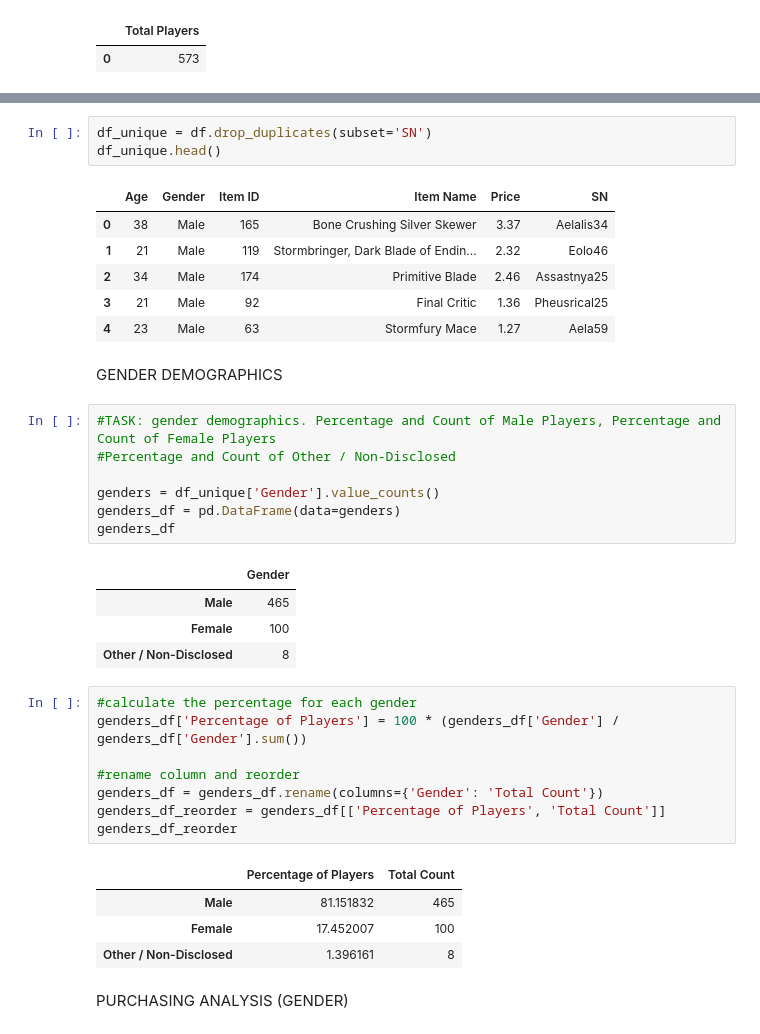
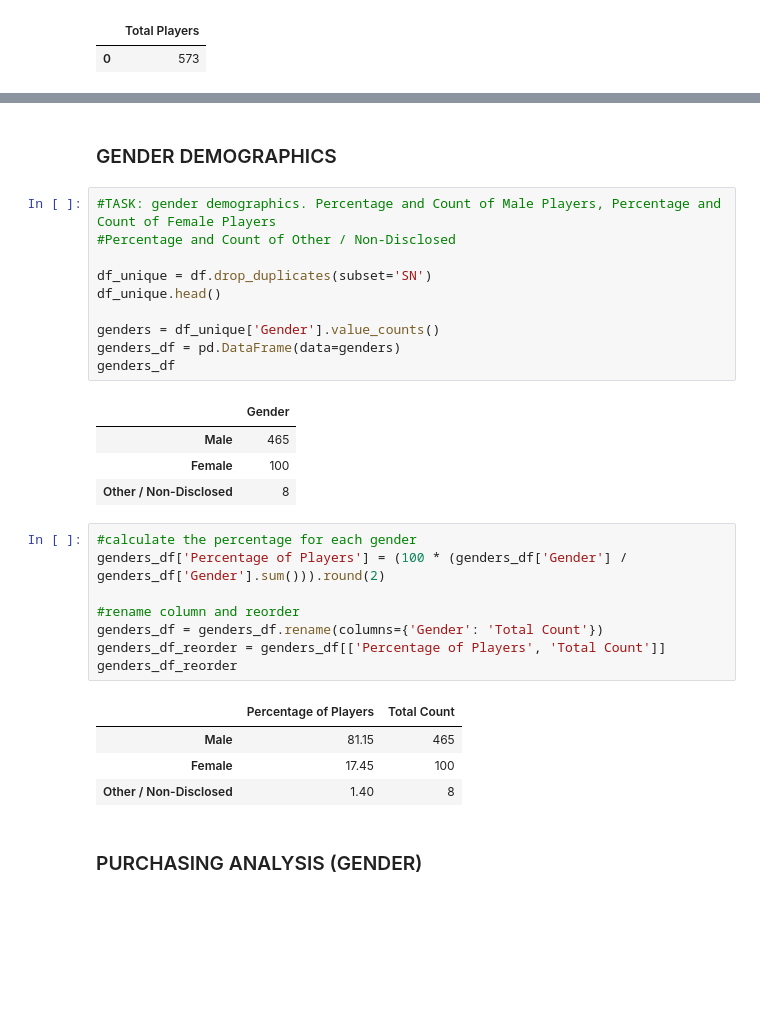
Before and after one commit to imtheaaron/python-challenge, a Jupyter notebook: PyMoli/main.ipynb, the cells around one changed output, grey strips where cells are left out. Drawn from its saved outputs; the diff is of its cells as text; blank space fills up the shorter version.

```diff
--- a/PyMoli/main.ipynb
+++ b/PyMoli/main.ipynb
@@ -108,19 +97,12 @@ purchasing_analysis_df
-# %%
-df_unique = df.drop_duplicates(subset='SN')
-df_unique.head()
-# %% [output]
-|  | Age | Gender | Item ID | Item Name | Price | SN |
-| 0 | 38 | Male | 165 | Bone Crushing Silver Skewer | 3.37 | Aelalis34 |
-| 1 | 21 | Male | 119 | Stormbringer, Dark Blade of Endin... | 2.32 | Eolo46 |
-| 2 | 34 | Male | 174 | Primitive Blade | 2.46 | Assastnya25 |
-| 3 | 21 | Male | 92 | Final Critic | 1.36 | Pheusrical25 |
-| 4 | 23 | Male | 63 | Stormfury Mace | 1.27 | Aela59 |
-# %% [markdown]
-GENDER DEMOGRAPHICS
+# %% [markdown]
+<h3>GENDER DEMOGRAPHICS</h3>
 # %%
 #TASK: gender demographics. Percentage and Count of Male Players, Percentage and Count of Female Players
 #Percentage and Count of Other / Non-Disclosed
 
+df_unique = df.drop_duplicates(subset='SN')
+df_unique.head()
+
 genders = df_unique['Gender'].value_counts()
 genders_df = pd.DataFrame(data=genders)
 genders_df
@@ -131,19 +113,19 @@ genders_df
 | Other / Non-Disclosed | 8 |
 # %%
 #calculate the percentage for each gender
-genders_df['Percentage of Players'] = 100 * (genders_df['Gender'] / genders_df['Gender'].sum())
+genders_df['Percentage of Players'] = (100 * (genders_df['Gender'] / genders_df['Gender'].sum())).round(2)
 
 #rename column and reorder
 genders_df = genders_df.rename(columns={'Gender': 'Total Count'})
 genders_df_reorder = genders_df[['Percentage of Players', 'Total Count']]
 genders_df_reorder
 # %% [output]
 |  | Percentage of Players | Total Count |
-| Male | 81.151832 | 465 |
-| Female | 17.452007 | 100 |
-| Other / Non-Disclosed | 1.396161 | 8 |
+| Male | 81.15 | 465 |
+| Female | 17.45 | 100 |
+| Other / Non-Disclosed | 1.40 | 8 |
-# %% [markdown]
-PURCHASING ANALYSIS (GENDER)
+# %% [markdown]
+<h3>PURCHASING ANALYSIS (GENDER)</h3>
 # %%
 gender_purchasing = df.groupby(['Gender'])
 g_count = pd.DataFrame(gender_purchasing.count()['Item ID'])
```
Also changed, not shown: parts of 23 cells of this notebook.
